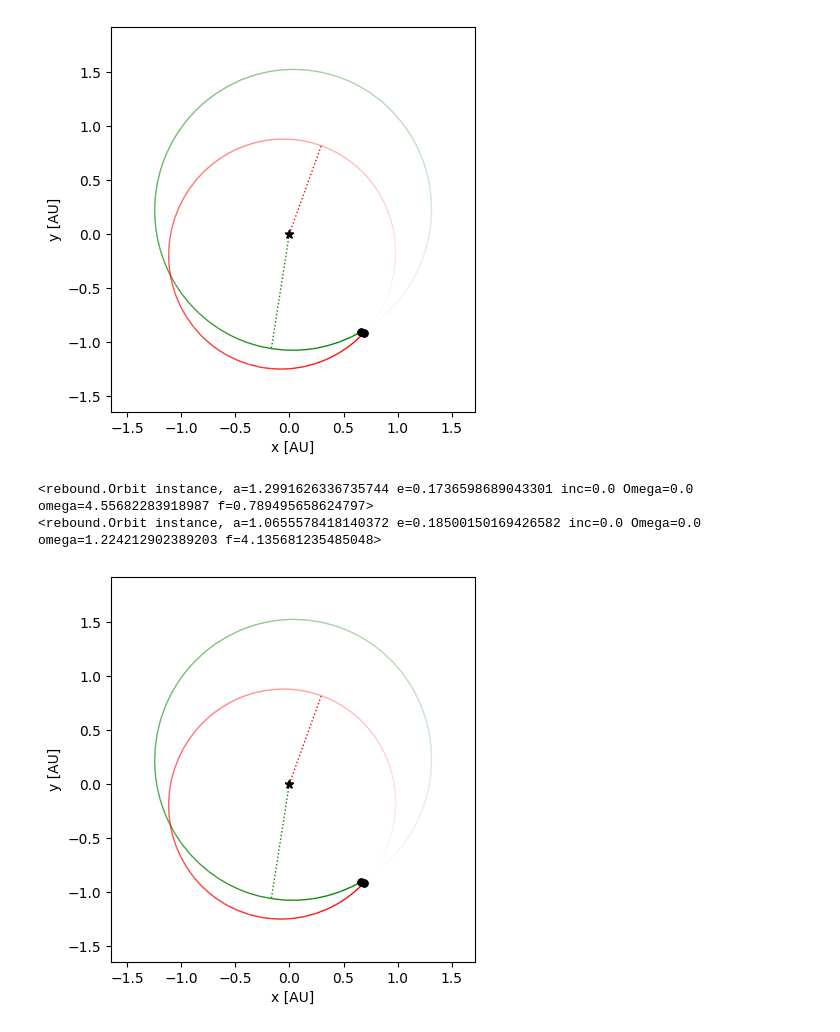
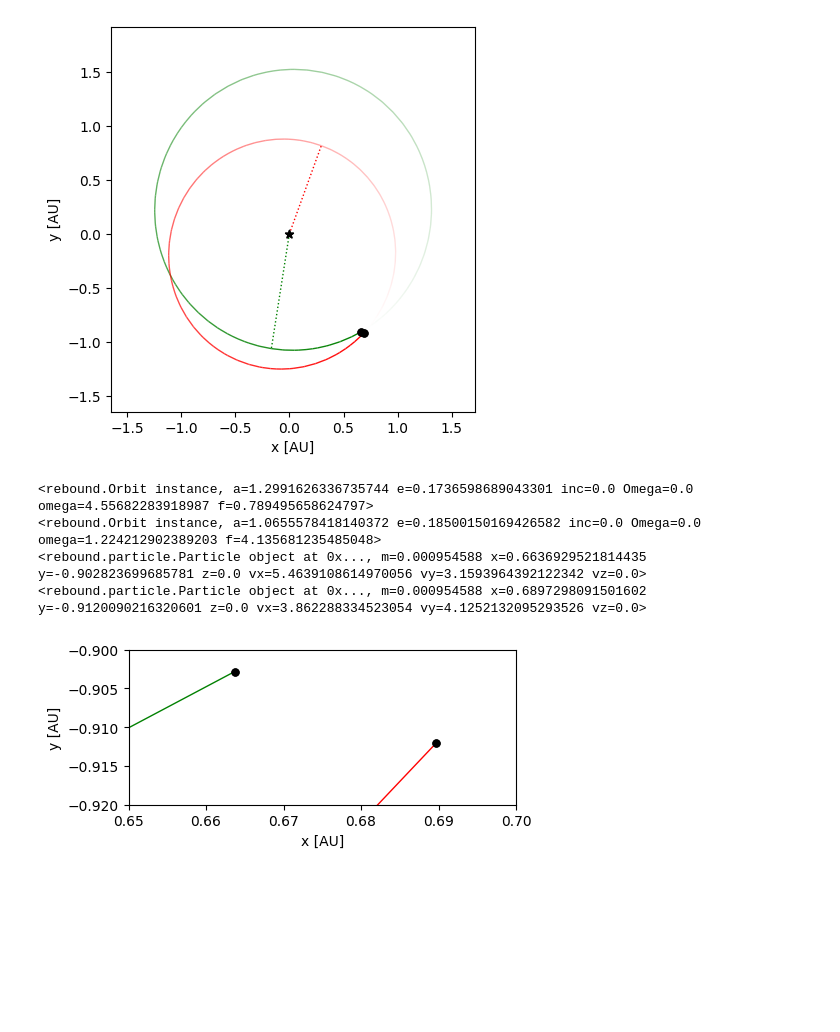
Before and after one commit to SudatKhan/ureca_repo, a Jupyter notebook: hill_instability.ipynb, the cells around one changed output. Cells and saved outputs as stored; diff of their text form; code cells hidden in the pictures; blank space fills up the shorter version.

```diff
--- a/hill_instability.ipynb
+++ b/hill_instability.ipynb
@@ -126,9 +126,13 @@ SMA of Orbit 2: 1.0655578418140372
 # %%
 print(sim.calculate_orbits()[0])
 print(sim.calculate_orbits()[1])
+print(p1)
+print(p2)
 # %% [output]
 <rebound.Orbit instance, a=1.2991626336735744 e=0.1736598689043301 inc=0.0 Omega=0.0 omega=4.55682283918987 f=0.789495658624797>
 <rebound.Orbit instance, a=1.0655578418140372 e=0.18500150169426582 inc=0.0 Omega=0.0 omega=1.224212902389203 f=4.135681235485048>
+<rebound.particle.Particle object at 0x..., m=0.000954588 x=0.6636929521814435 y=-0.902823699685781 z=0.0 vx=5.4639108614970056 vy=3.1593964392122342 vz=0.0>
+<rebound.particle.Particle object at 0x..., m=0.000954588 x=0.6897298091501602 y=-0.9120090216320601 z=0.0 vx=3.862288334523054 vy=4.1252132095293526 vz=0.0>
 # %%
 def setupSimulation2():
     sim = rebound.Simulation()
@@ -144,6 +148,6 @@ def setupSimulation2():
     return sim
 # %%
 sim = setupSimulation2()
-fig = rebound.OrbitPlot(sim, unitlabel='[AU]', color=['green', 'red'], periastron=True)
+fig = rebound.OrbitPlot(sim, unitlabel='[AU]', color=['green', 'red'], periastron=True, xlim = [0.65, 0.7], ylim= [-0.92, -0.9])
 # %% [output]
-[figure, old version]
+[figure, new version]
```
